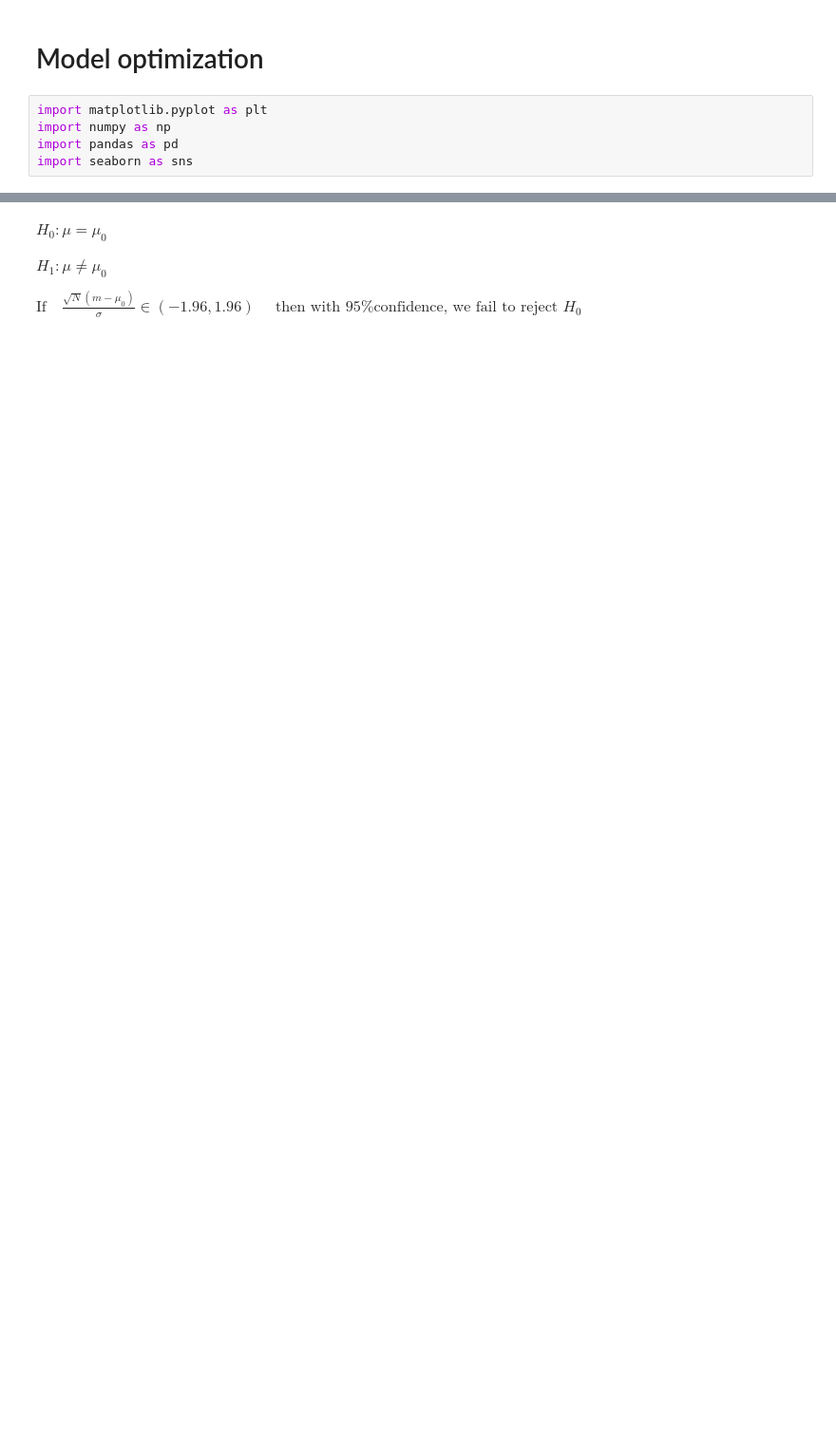
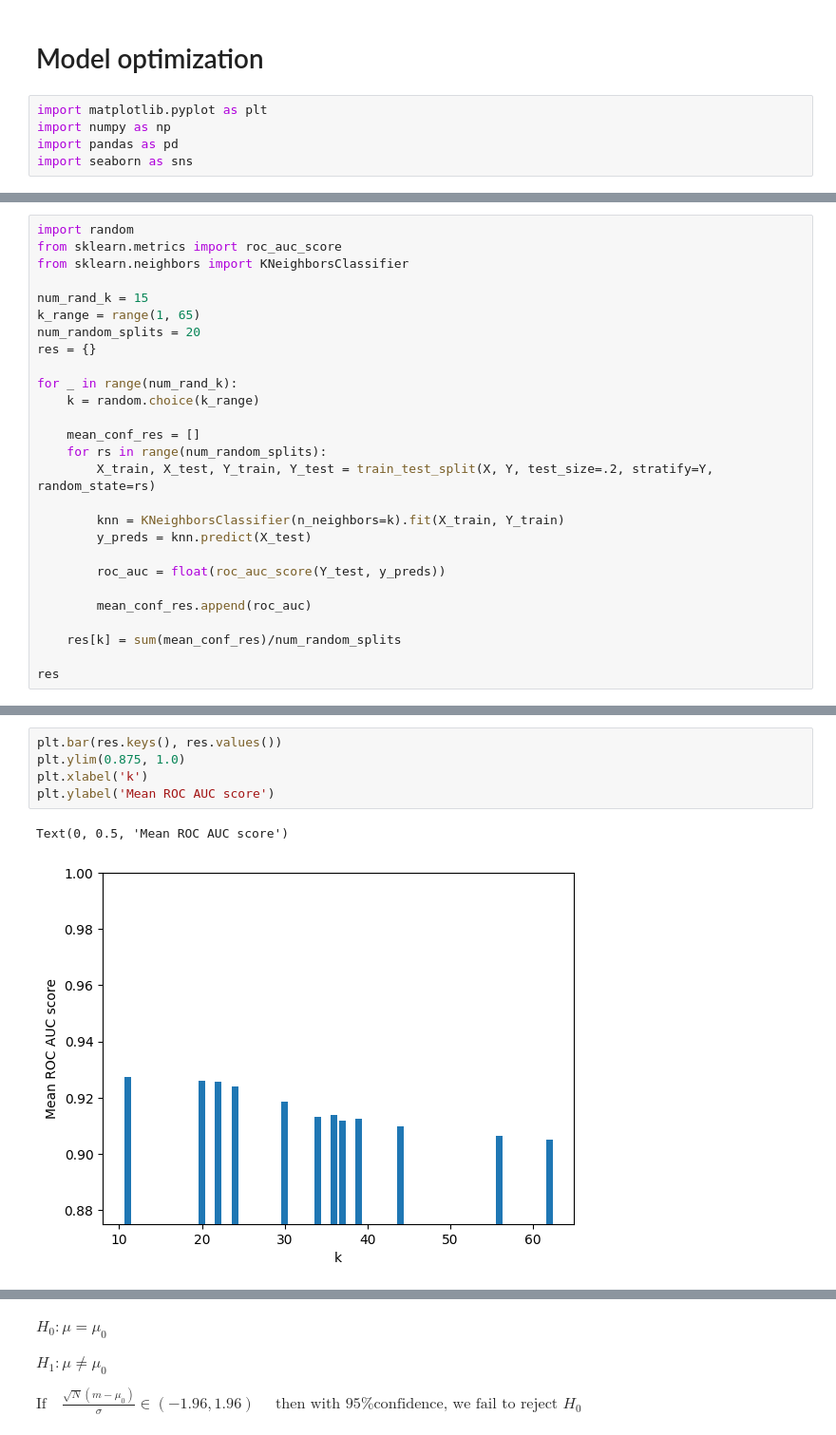
Before and after one commit to Zuyd-ADSAI/ZM001-2425-data-science, a Jupyter notebook: notebooks/ds_week8_model_optimization.ipynb, the cells around one changed output, grey strips where cells are left out. Shown: that part at 95% size. Saved outputs shown, nothing was run; the diff lists cells and outputs as text; blank space fills up the shorter version.

```diff
--- a/notebooks/ds_week8_model_optimization.ipynb
+++ b/notebooks/ds_week8_model_optimization.ipynb
@@ -119,0 +121,27 @@ y = df_bc.iloc[:, -1]
+# %%
+import random
+from sklearn.metrics import roc_auc_score
+from sklearn.neighbors import KNeighborsClassifier
+
+num_rand_k = 15
+k_range = range(1, 65)
+num_random_splits = 20
+res = {}
+
+for _ in range(num_rand_k):
+    k = random.choice(k_range)
+
+    mean_conf_res = []
+    for rs in range(num_random_splits):
+        X_train, X_test, Y_train, Y_test = train_test_split(X, Y, test_size=.2, stratify=Y, random_state=rs)
+
+        knn = KNeighborsClassifier(n_neighbors=k).fit(X_train, Y_train)
+        y_preds = knn.predict(X_test)
+
+        roc_auc = float(roc_auc_score(Y_test, y_preds))
+
+        mean_conf_res.append(roc_auc)
+
+    res[k] = sum(mean_conf_res)/num_random_splits
+
+res
@@ -119,0 +161,8 @@ y = df_bc.iloc[:, -1]
+# %%
+plt.bar(res.keys(), res.values())
+plt.ylim(0.875, 1.0)
+plt.xlabel('k')
+plt.ylabel('Mean ROC AUC score')
+# %% [output]
+Text(0, 0.5, 'Mean ROC AUC score')
+[figure, added]
```
Also changed, not shown: parts of 62 cells of this notebook.
